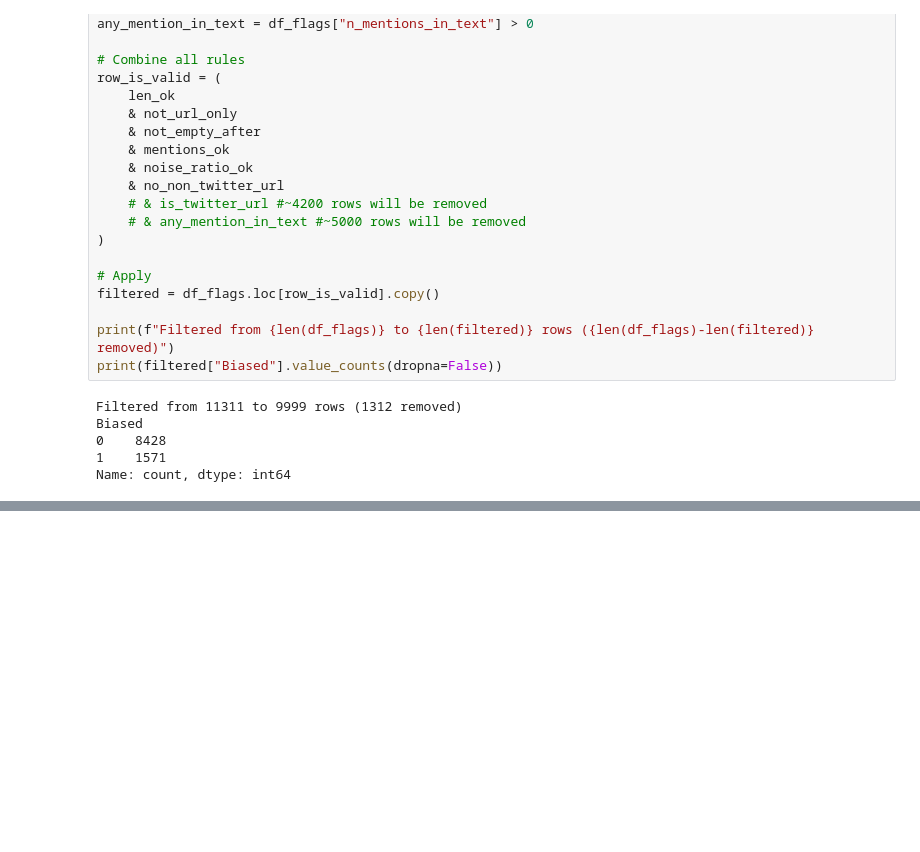
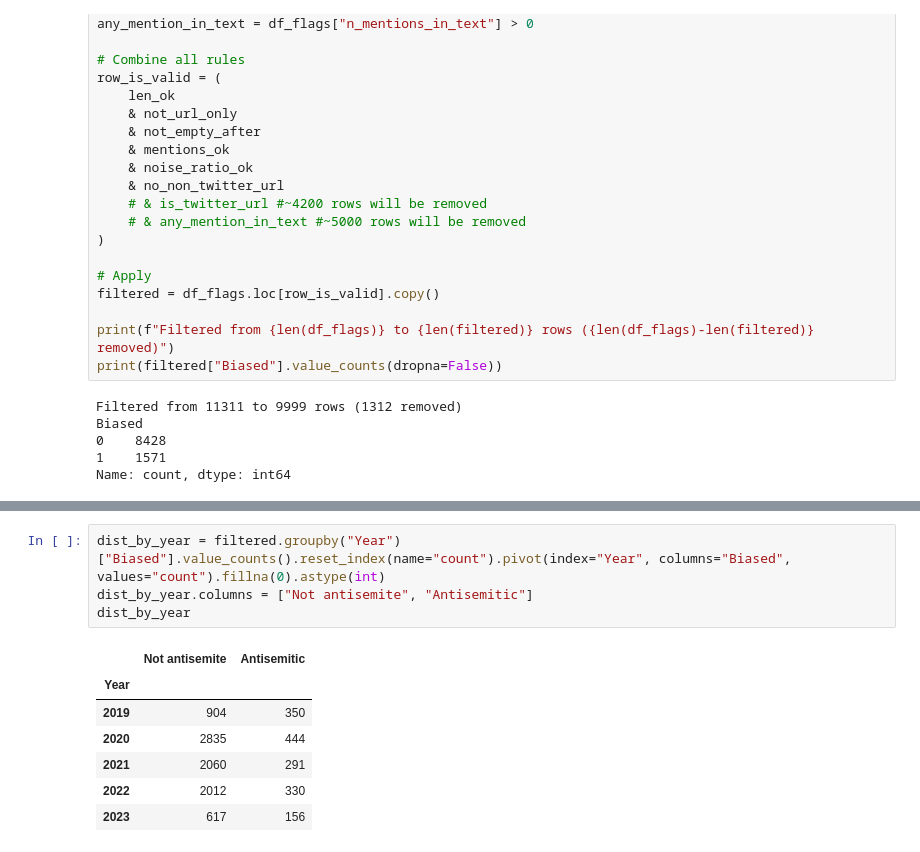
Before and after one commit to yonatanlou/meaningful-transparency, a Jupyter notebook: notebooks/data_cleaning.ipynb, the cells around one changed output, grey strips where cells are left out. Saved outputs shown, nothing was run; the diff lists cells and outputs as text; blank space fills up the shorter version.

```diff
--- a/notebooks/data_cleaning.ipynb
+++ b/notebooks/data_cleaning.ipynb
@@ -200,0 +228,12 @@ filtered.groupby("Year")["Biased"].value_counts().reset_index(name="count").pivo
+# %%
+dist_by_year = filtered.groupby("Year")["Biased"].value_counts().reset_index(name="count").pivot(index="Year", columns="Biased", values="count").fillna(0).astype(int)
+dist_by_year.columns = ["Not antisemite", "Antisemitic"]
+dist_by_year
+# %% [output]
+|  | Not antisemite | Antisemitic |
+| Year |  |  |
+| 2019 | 904 | 350 |
+| 2020 | 2835 | 444 |
+| 2021 | 2060 | 291 |
+| 2022 | 2012 | 330 |
+| 2023 | 617 | 156 |
```
Also changed, not shown: parts of 2 cells of this notebook.
